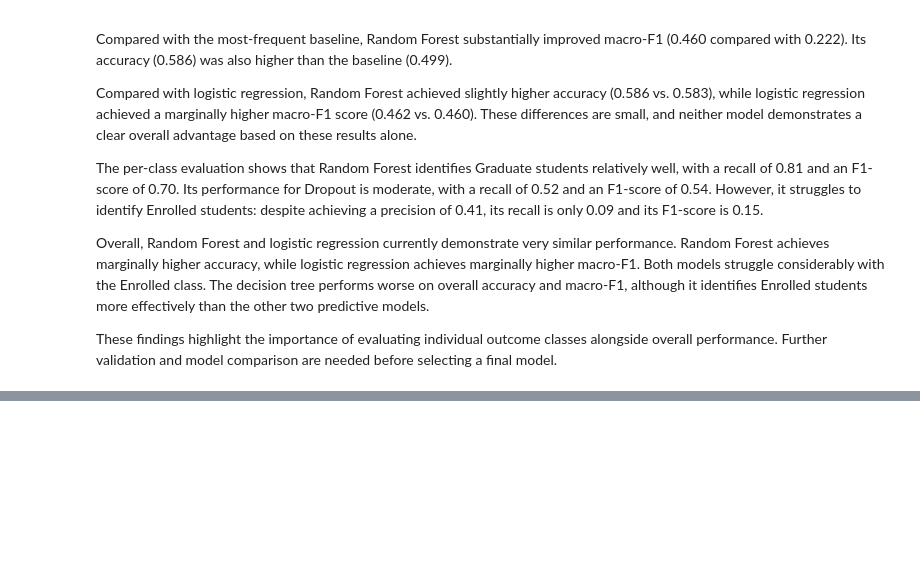
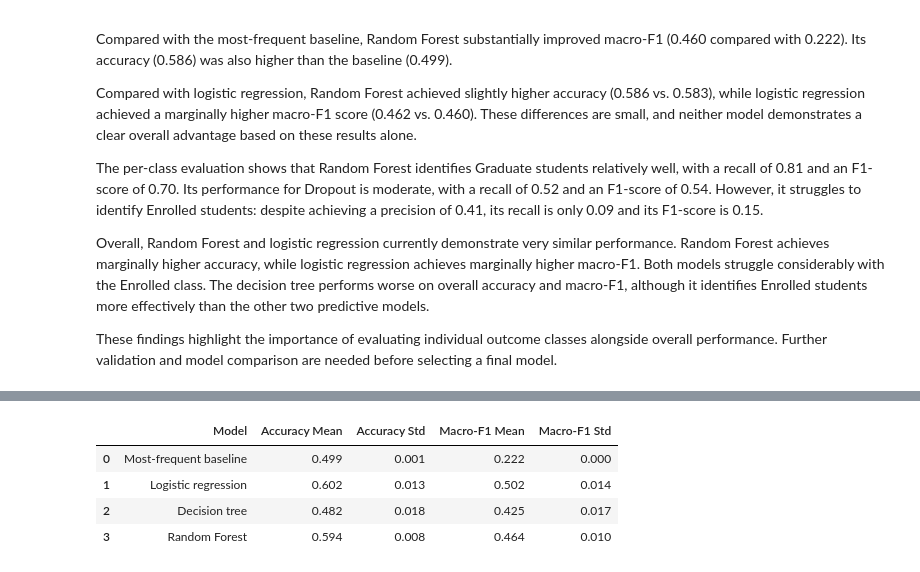
Before and after one commit to mrymsarabi/student-dropout-prediction, a Jupyter notebook: notebooks/04_modeling.ipynb, the cells around one changed output, grey strips where cells are left out. Saved outputs shown, nothing was run; the diff lists cells and outputs as text; code cells hidden in the pictures; blank space fills up the shorter version.

Commit message:
Compare models using stratified cross-validation

```diff
--- a/notebooks/04_modeling.ipynb
+++ b/notebooks/04_modeling.ipynb
@@ -675,0 +689,51 @@ These findings highlight the importance of evaluating individual outcome classes
+# %%
+cv = StratifiedKFold(
+    n_splits=5,
+    shuffle=True,
+    random_state=42,
+)
+# %%
+models = {
+    "Most-frequent baseline": DummyClassifier(
+        strategy="most_frequent"
+    ),
+    "Logistic regression": logistic_model,
+    "Decision tree": decision_tree_model,
+    "Random Forest": random_forest_model,
+}
+# %%
+cv_results = []
+
+for model_name, model in models.items():
+
+    scores = cross_validate(
+        model,
+        X_train,
+        y_train,
+        cv=cv,
+        scoring={
+            "accuracy": "accuracy",
+            "macro_f1": "f1_macro",
+        },
+        n_jobs=1,
+    )
+
+    cv_results.append(
+        {
+            "Model": model_name,
+            "Accuracy Mean": scores["test_accuracy"].mean(),
+            "Accuracy Std": scores["test_accuracy"].std(),
+            "Macro-F1 Mean": scores["test_macro_f1"].mean(),
+            "Macro-F1 Std": scores["test_macro_f1"].std(),
+        }
+    )
+
+cv_comparison = pd.DataFrame(cv_results)
+
+display(cv_comparison.round(3))
+# %% [output]
+|  | Model | Accuracy Mean | Accuracy Std | Macro-F1 Mean | Macro-F1 Std |
+| 0 | Most-frequent baseline | 0.499 | 0.001 | 0.222 | 0.000 |
+| 1 | Logistic regression | 0.602 | 0.013 | 0.502 | 0.014 |
+| 2 | Decision tree | 0.482 | 0.018 | 0.425 | 0.017 |
+| 3 | Random Forest | 0.594 | 0.008 | 0.464 | 0.010 |
```
Also changed, not shown: parts of 3 cells of this notebook.
